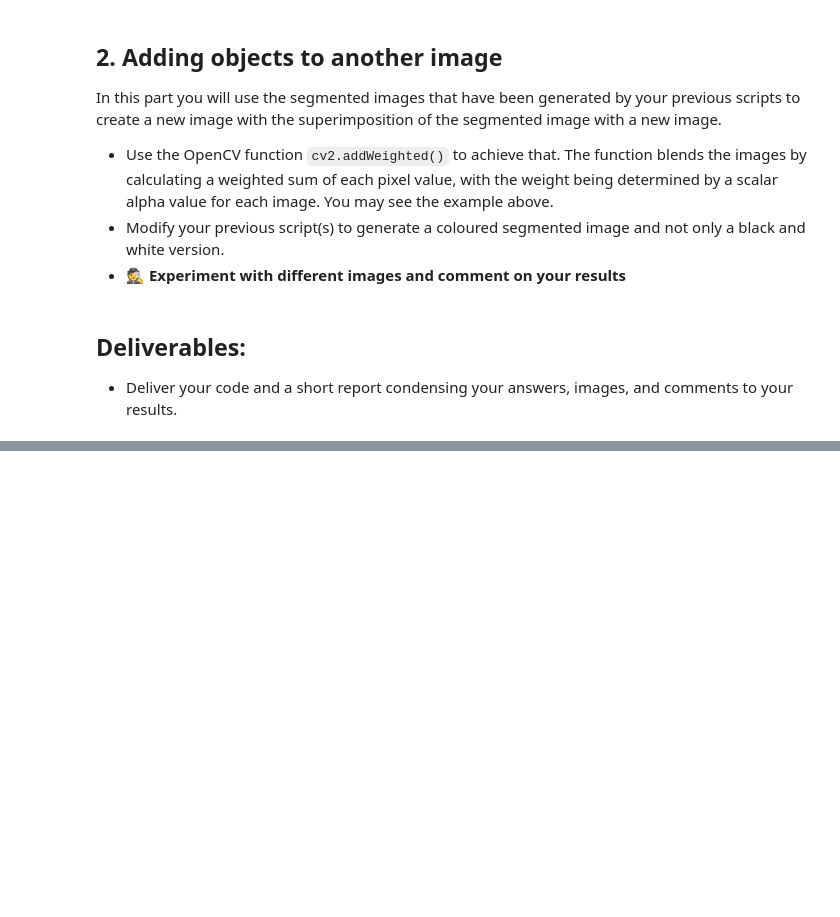
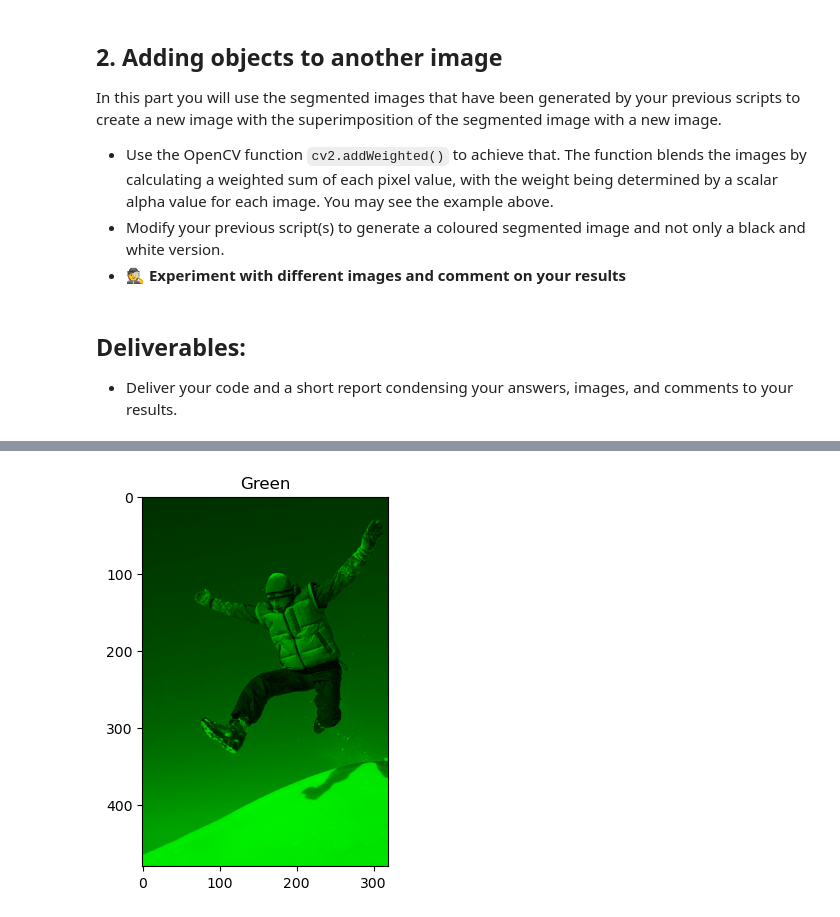
Before and after one commit to Miguel26-pixel/FEUP_SAM, a Jupyter notebook: Assignment2/ImageSegmentation.ipynb, the cells around one changed output, grey strips where cells are left out. Saved outputs shown, nothing was run; the diff lists cells and outputs as text; code cells hidden in the pictures; blank space fills up the shorter version.

```diff
--- a/Assignment2/ImageSegmentation.ipynb
+++ b/Assignment2/ImageSegmentation.ipynb
@@ -154,0 +223,13 @@ In this part you will use the segmented images that have been generated by your
+# %%
+
+green = image.copy()
+# set blue and red channels to 0
+green[:, :, 0] = 0
+green[:, :, 2] = 0
+bb, gg, rr = cv2.split(green)
+
+plt.title("Green")
+plt.imshow(cv2.merge((rr, gg, bb)))
+plt.show()
+# %% [output]
+[figure, added]
```
Also changed, not shown: parts of 16 cells of this notebook.
